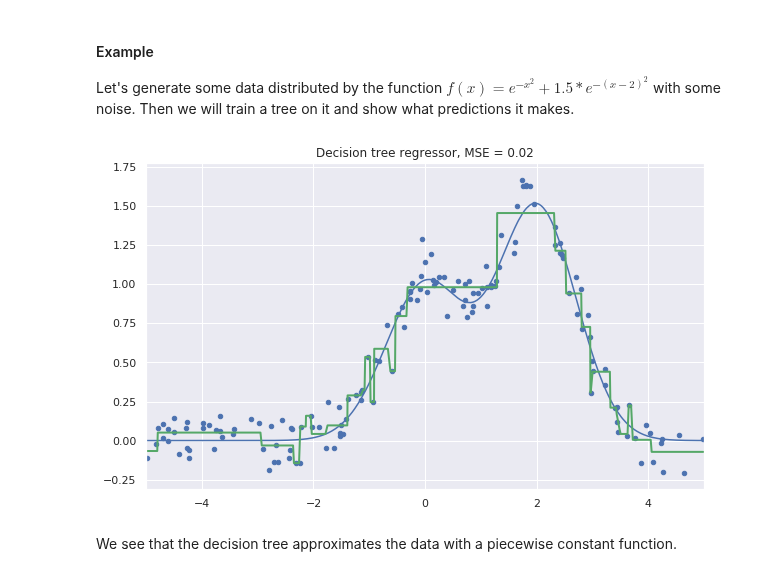
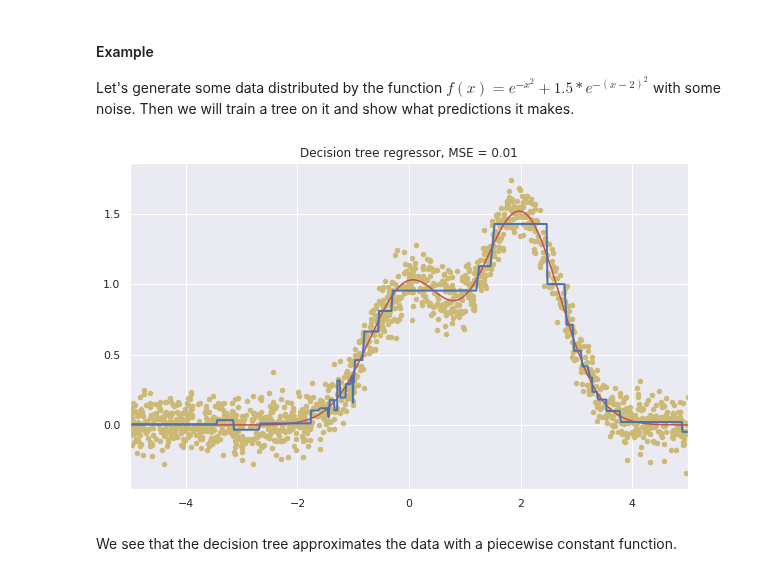
Before and after one commit to ulstu/ml, a Jupyter notebook: ml_course_en/lecture04. Decision trees. KNN. Logistic regression. Regularization/Lecture 04-01. decision_trees_kNN.ipynb, the cells around one changed output. Drawn from its saved outputs; the diff is of its cells as text; code cells hidden in the pictures.

```diff
--- a/ml_course_en/lecture04. Decision trees. KNN. Logistic regression. Regularization/Lecture 04-01. decision_trees_kNN.ipynb
+++ b/ml_course_en/lecture04. Decision trees. KNN. Logistic regression. Regularization/Lecture 04-01. decision_trees_kNN.ipynb
@@ -368,41 +382,41 @@ where $\ell$ is the number of samples in a leaf, $y_i$ is the value of the targe
 #### Example
 Let's generate some data distributed by the function $f(x) = e^{-x ^ 2} + 1.5 * e^{-(x - 2) ^ 2}$ with some noise. Then we will train a tree on it and show what predictions it makes.
 # %%
-n_train = 150
+n_train = 1500
 n_test = 1000
 noise = 0.1
 
 def f(x):
     x = x.ravel()
     return np.exp(-x ** 2) + 1.5 * np.exp(-(x - 2) ** 2)
 
 def generate(n_samples, noise):
     X = np.random.rand(n_samples) * 10 - 5
     X = np.sort(X).ravel()
     y = np.exp(-X ** 2) + 1.5 * np.exp(-(X - 2) ** 2) + \
     np.random.normal(0.0, noise, n_samples)
     X = X.reshape((n_samples, 1))
     return X, y
 
 X_train, y_train = generate(n_samples=n_train, noise=noise)
 X_test, y_test = generate(n_samples=n_test, noise=noise)
 
 from sklearn.tree import DecisionTreeRegressor
 
 reg_tree = DecisionTreeRegressor(max_depth=5, random_state=17)
 
 reg_tree.fit(X_train, y_train)
 reg_tree_pred = reg_tree.predict(X_test)
 
 plt.figure(figsize=(10, 6))
-plt.plot(X_test, f(X_test), "b")
-plt.scatter(X_train, y_train, c="b", s=20)
-plt.plot(X_test, reg_tree_pred, "g", lw=2)
+plt.plot(X_test, f(X_test), "r")
+plt.scatter(X_train, y_train, c="y", s=20)
+plt.plot(X_test, reg_tree_pred, "b", lw=2)
 plt.xlim([-5, 5])
 plt.title("Decision tree regressor, MSE = %.2f" % (np.sum((y_test - reg_tree_pred) ** 2) / n_test))
 plt.show()
 # %% [output]
-[figure, old version]
+[figure, new version]
 # %% [markdown]
 We see that the decision tree approximates the data with a piecewise constant function.
 # %% [markdown]
```
Also changed, not shown: parts of 15 cells of this notebook, 7 other files.
